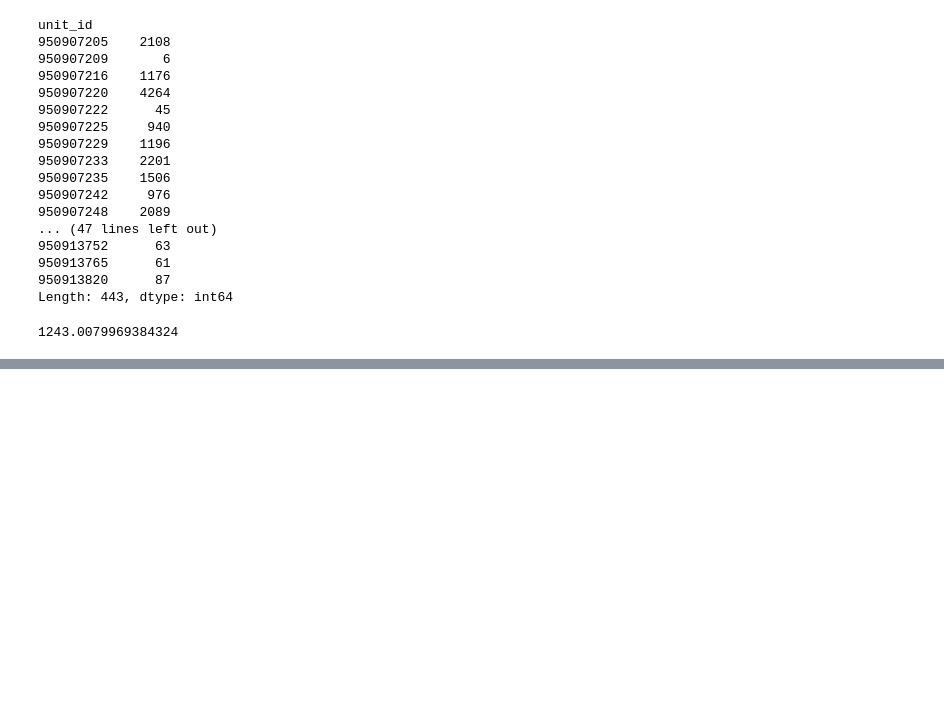
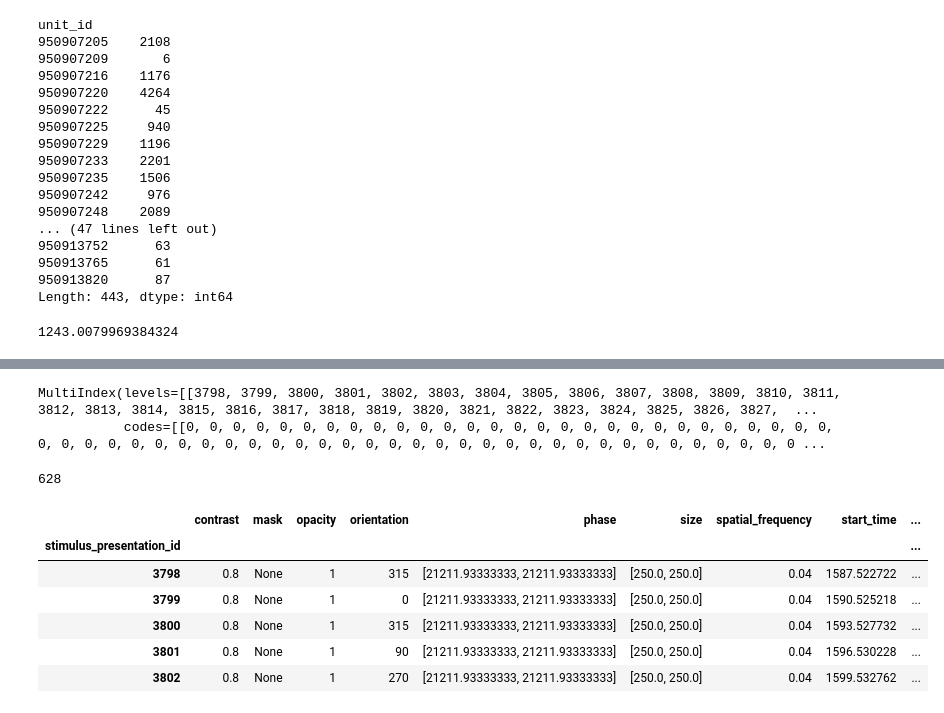
Before and after one commit to ViniciusLima94/allen-dataset, a Jupyter notebook: notebooks/1. Exploring the dataset.ipynb, the cells around one changed output, grey strips where cells are left out. Saved outputs shown, nothing was run; the diff lists cells and outputs as text; code cells hidden in the pictures; blank space fills up the shorter version.

```diff
--- a/notebooks/1. Exploring the dataset.ipynb
+++ b/notebooks/1. Exploring the dataset.ipynb
@@ -396,0 +591,21 @@ len(times.groupby(['unit_id']))
+# %%
+counts.index
+# %% [output]
+MultiIndex(levels=[[3798, 3799, 3800, 3801, 3802, 3803, 3804, 3805, 3806, 3807, 3808, 3809, 3810, 3811, 3812, 3813, 3814, 3815, 3816, 3817, 3818, 3819, 3820, 3821, 3822, 3823, 3824, 3825, 3826, 3827,  ...
+           codes=[[0, 0, 0, 0, 0, 0, 0, 0, 0, 0, 0, 0, 0, 0, 0, 0, 0, 0, 0, 0, 0, 0, 0, 0, 0, 0, 0, 0, 0, 0, 0, 0, 0, 0, 0, 0, 0, 0, 0, 0, 0, 0, 0, 0, 0, 0, 0, 0, 0, 0, 0, 0, 0, 0, 0, 0, 0, 0, 0, 0, 0 ...
+# %%
+len(session.get_stimulus_table(['drifting_gratings']))
+# %% [output]
+628
+# %%
+filtered_stim_table = session.get_stimulus_table(stimulus_names=['drifting_gratings'], include_detailed_parameters=True)
+# %%
+filtered_stim_table.head()
+# %% [output]
+|  | contrast | mask | opacity | orientation | phase | size | spatial_frequency | start_time | ... |
+| stimulus_presentation_id |  |  |  |  |  |  |  |  | ... |
+| 3798 | 0.8 | None | 1 | 315 | [21211.93333333, 21211.93333333] | [250.0, 250.0] | 0.04 | 1587.522722 | ... |
+| 3799 | 0.8 | None | 1 | 0 | [21211.93333333, 21211.93333333] | [250.0, 250.0] | 0.04 | 1590.525218 | ... |
+| 3800 | 0.8 | None | 1 | 315 | [21211.93333333, 21211.93333333] | [250.0, 250.0] | 0.04 | 1593.527732 | ... |
+| 3801 | 0.8 | None | 1 | 90 | [21211.93333333, 21211.93333333] | [250.0, 250.0] | 0.04 | 1596.530228 | ... |
+| 3802 | 0.8 | None | 1 | 270 | [21211.93333333, 21211.93333333] | [250.0, 250.0] | 0.04 | 1599.532762 | ... |
```
Also changed, not shown: parts of 49 cells of this notebook.
